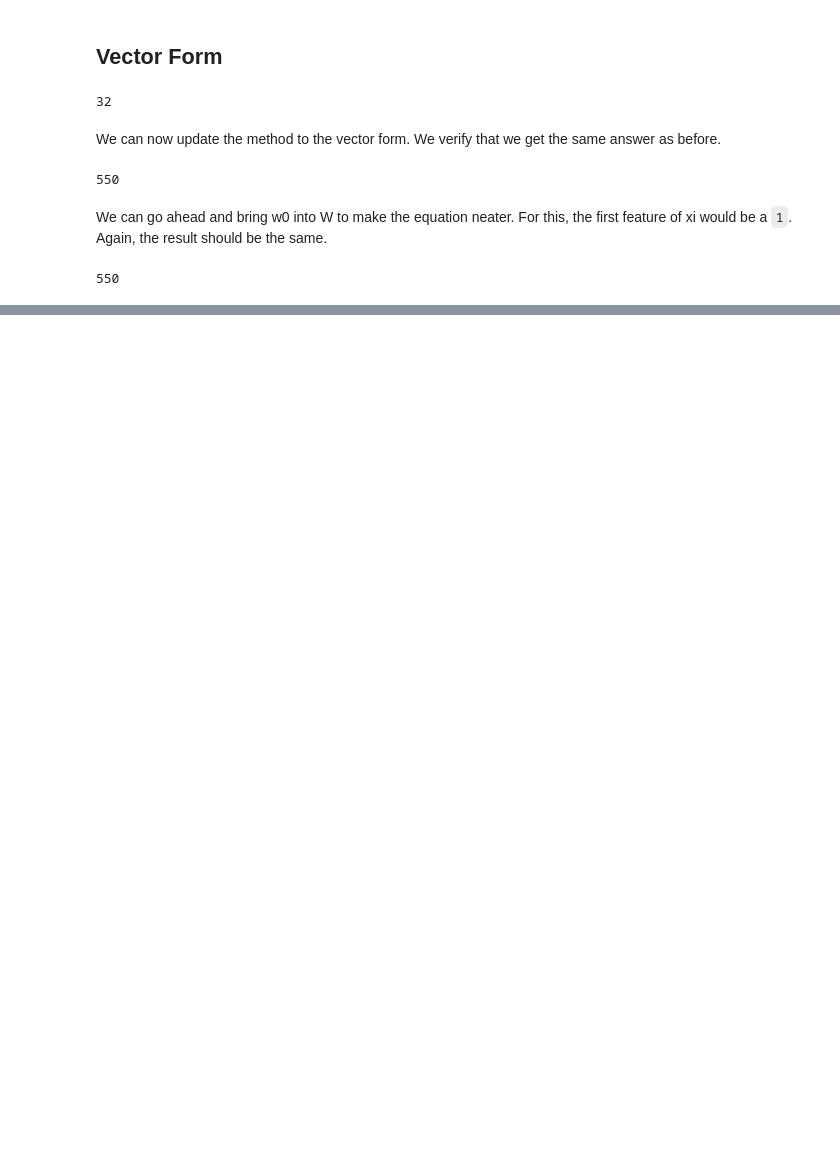
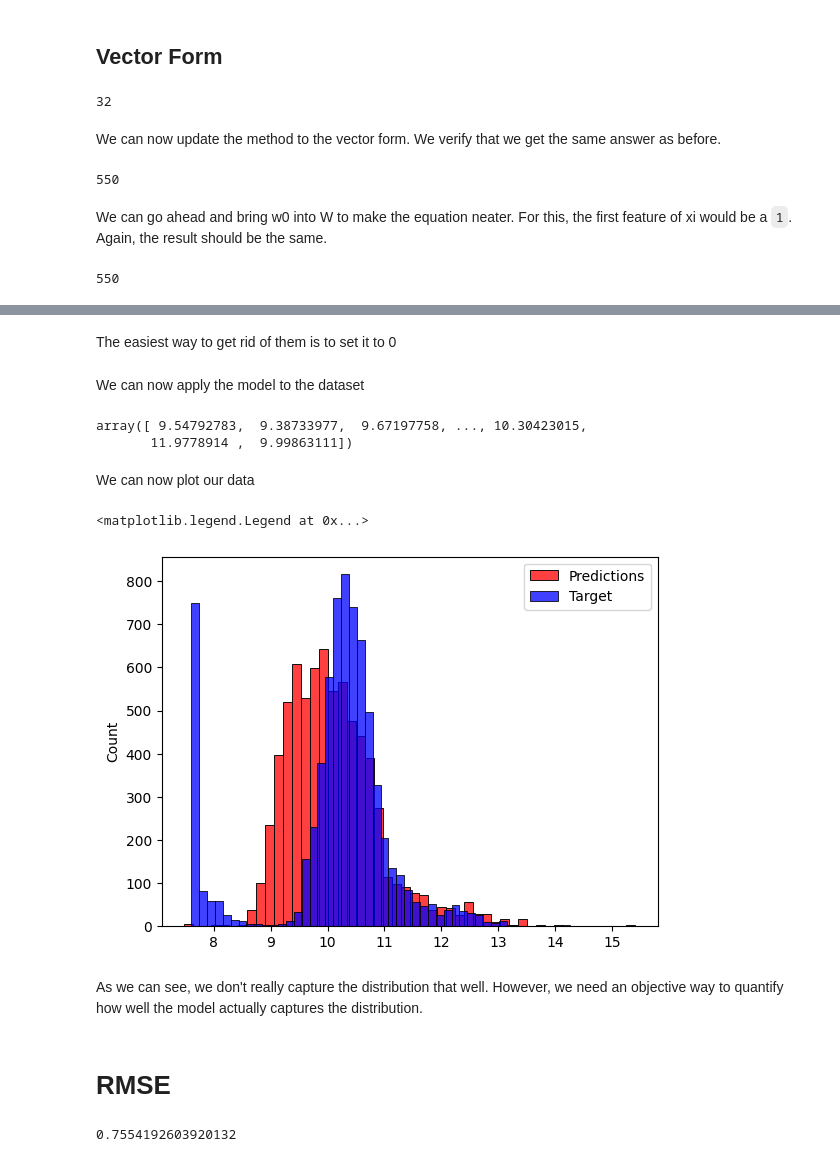
Before and after one commit to Shaylin-UCT/ML_Journey, a Jupyter notebook: Regression.ipynb, the cells around one changed output, grey strips where cells are left out. Drawn from its saved outputs; the diff is of its cells as text; code cells hidden in the pictures; blank space fills up the shorter version.

Commit message:
Baseline Model and RMSE

```diff
--- a/Regression.ipynb
+++ b/Regression.ipynb
@@ -337,0 +497,3 @@ linear_regression(xi)
+# %%
+X_train = df_train[base].values
+X_train
@@ -337,0 +510,2 @@ linear_regression(xi)
+# %%
+train_linear_regression(X_train, y_train)
@@ -337,0 +525,26 @@ linear_regression(xi)
+# %% [markdown]
+The easiest way to get rid of them is to set it to 0
+# %%
+X_train = df_train[base].fillna(0).values
+w0, w = train_linear_regression(X_train, y_train)
+# %% [markdown]
+We can now apply the model to the dataset
+# %%
+y_pred = w0 + X_train.dot(w) #Just the dot product remember :)
+y_pred
+# %% [output]
+array([ 9.54792783,  9.38733977,  9.67197758, ..., 10.30423015,
+       11.9778914 ,  9.99863111])
+# %% [markdown]
+We can now plot our data
+# %%
+sns.histplot(y_pred, color="red", bins = 50)
+sns.histplot(y_train, color = "blue", bins = 50)
+plt.legend(labels=["Predictions","Target"])
+# %% [output]
+<matplotlib.legend.Legend at 0x...>
+[figure, added]
+# %% [markdown]
+As we can see, we don't really capture the distribution that well. However, we need an objective way to quantify how well the model actually captures the distribution.
+# %% [markdown]
+# RMSE
@@ -337,0 +557,4 @@ linear_regression(xi)
+# %%
+RMSE(y_train, y_pred)
+# %% [output]
+0.7554192603920132
```
Also changed, not shown: parts of 27 cells of this notebook.
